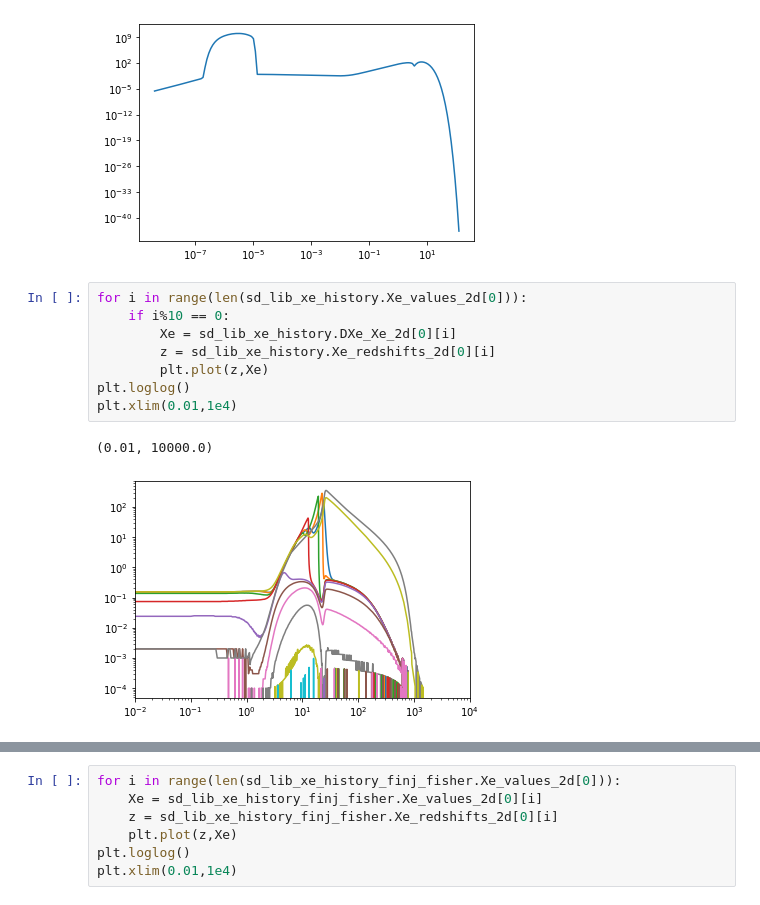
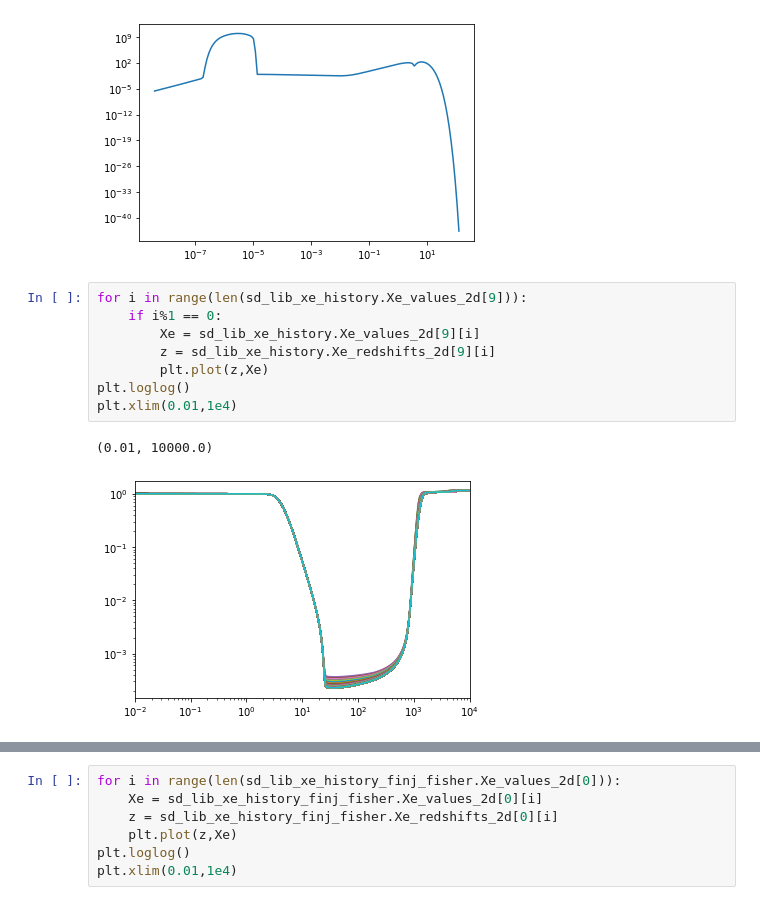
Before and after one commit to CMBSPEC/specdist, a Jupyter notebook: specdist/notebooks/pispec_np_2.ipynb, the cells around one changed output, grey strips where cells are left out. Drawn from its saved outputs; the diff is of its cells as text.

```diff
--- a/specdist/notebooks/pispec_np_2.ipynb
+++ b/specdist/notebooks/pispec_np_2.ipynb
@@ -293,13 +293,13 @@ plt.loglog()
 []
 [figure]
 # %%
-for i in range(len(sd_lib_xe_history.Xe_values_2d[0])):
-    if i%10 == 0:
-        Xe = sd_lib_xe_history.DXe_Xe_2d[0][i]
-        z = sd_lib_xe_history.Xe_redshifts_2d[0][i]
+for i in range(len(sd_lib_xe_history.Xe_values_2d[9])):
+    if i%1 == 0:
+        Xe = sd_lib_xe_history.Xe_values_2d[9][i]
+        z = sd_lib_xe_history.Xe_redshifts_2d[9][i]
         plt.plot(z,Xe)
 plt.loglog()
 plt.xlim(0.01,1e4)
 # %% [output]
 (0.01, 10000.0)
-[figure, old version]
+[figure, new version]
```
Also changed, not shown: parts of 3 cells of this notebook, 1 other file.
